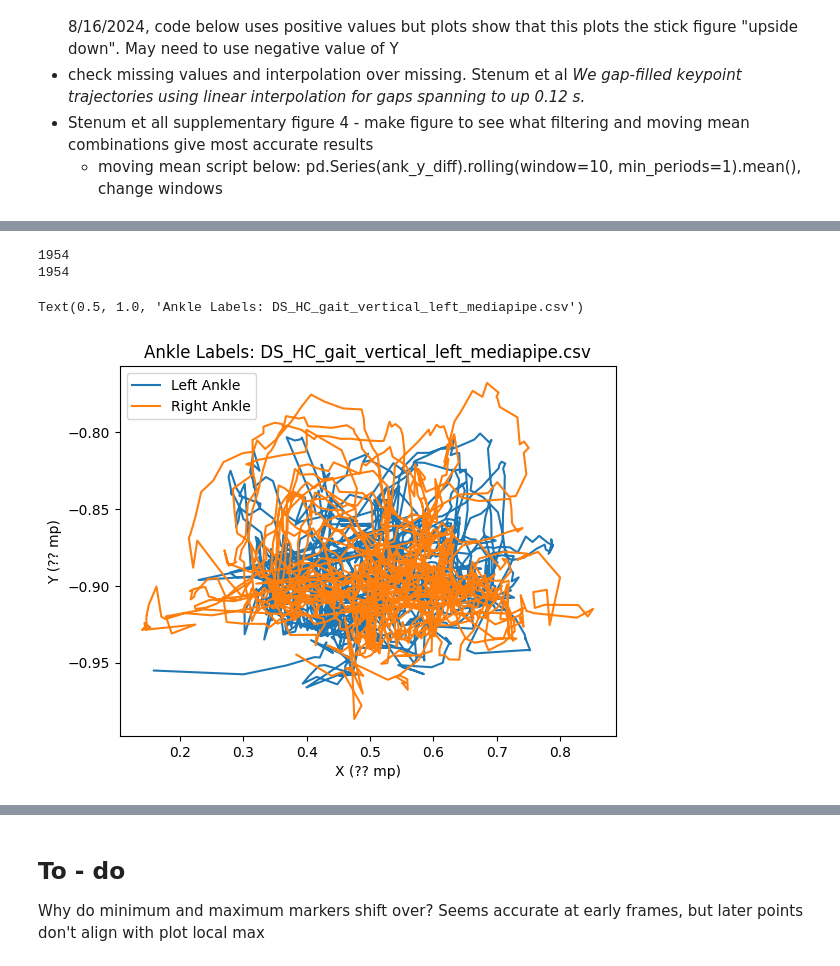
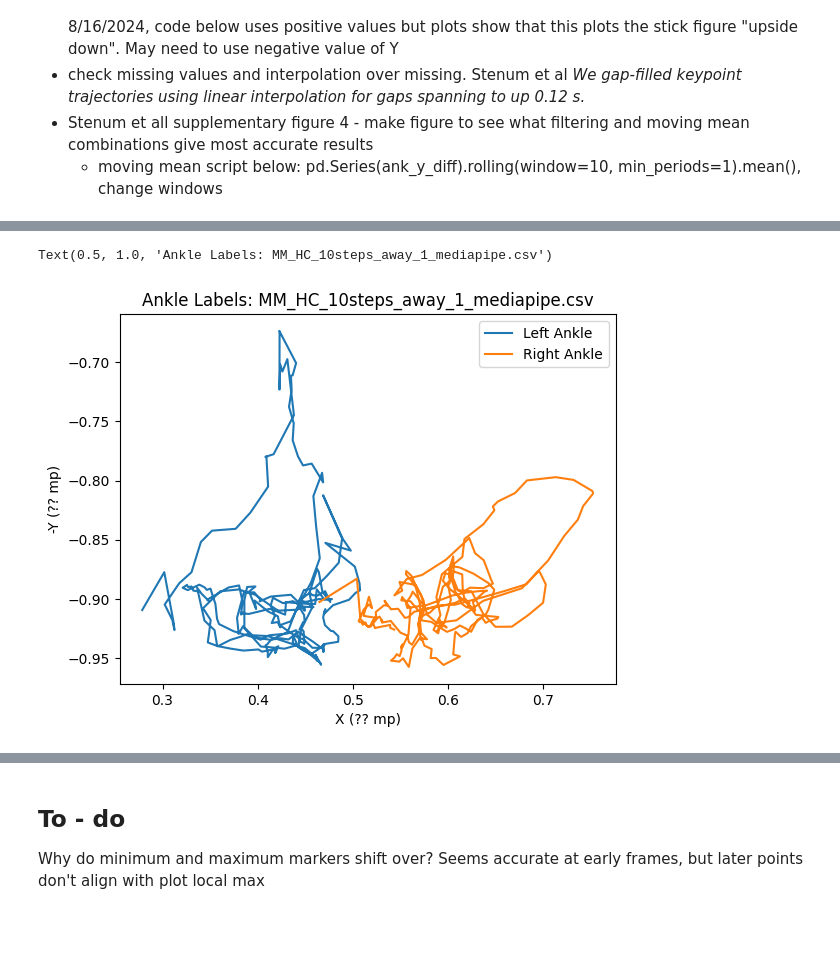
Before and after one commit to UCSF-MSLAB/HomeVideoAnalysis, a Jupyter notebook: megan_sandbox/gait_events/gait_events_vertical.ipynb, the cells around one changed output, grey strips where cells are left out. Drawn from its saved outputs; the diff is of its cells as text; code cells hidden in the pictures; blank space fills up the shorter version.

Commit message:
New metrics to gait events

```diff
--- a/megan_sandbox/gait_events/gait_events_vertical.ipynb
+++ b/megan_sandbox/gait_events/gait_events_vertical.ipynb
@@ -26,12 +32,12 @@ strikes.*
 # %%
 # mediapipe data frame, vertical = frontal
-input_csv = r'C:\Users\mmccu\Box\MM_Personal\5_Projects\BoveLab\3_Data_and_Code\hva_code\HomeVideoAnalysis\temp\main_branch_outputs\000_run\DS_HC_gait_vertical_left_mediapipe.csv'
+input_csv = r'C:\Users\mmccu\Box\MM_Personal\5_Projects\BoveLab\3_Data_and_Code\hva_code\HomeVideoAnalysis\temp\main_branch_outputs\000_run\MM_HC_10steps_away_1_mediapipe.csv'
 
 # video length in seconds- by visual annotation for now
-video_length_sec = 32
+video_length_sec = 8
 
 df_mp = pd.read_csv(input_csv, index_col = False)
 
-df_mp.head()
+df_mp.iloc[0:33, :]
 # %% [output]
 |  | Unnamed: 0 | X | Y | Z | vis | pres | frame | label |
@@ -110,21 +120,14 @@ ank_r_df.head()
-# %%
-# check df are same size
-print(len(ank_l_df))
-print(len(ank_r_df))
-# %% [output]
-1954
-1954
 # %%
 # plot XY position
 plt.plot(ank_l_df['X'], -ank_l_df['Y'], label = 'Left Ankle')
 plt.plot(ank_r_df['X'], -ank_r_df['Y'], label = 'Right Ankle')
 
 plt.xlabel("X (?? mp)")
-plt.ylabel("Y (?? mp)")
+plt.ylabel("-Y (?? mp)")
 plt.legend(loc = 'best')
 plt.title('Ankle Labels: ' + os.path.basename(input_csv))
 # %% [output]
-Text(0.5, 1.0, 'Ankle Labels: DS_HC_gait_vertical_left_mediapipe.csv')
+Text(0.5, 1.0, 'Ankle Labels: MM_HC_10steps_away_1_mediapipe.csv')
-[figure, old version]
+[figure, new version]
 # %%
 # plot Y vs frames
```
Also changed, not shown: parts of 42 cells of this notebook, 1 other file.
